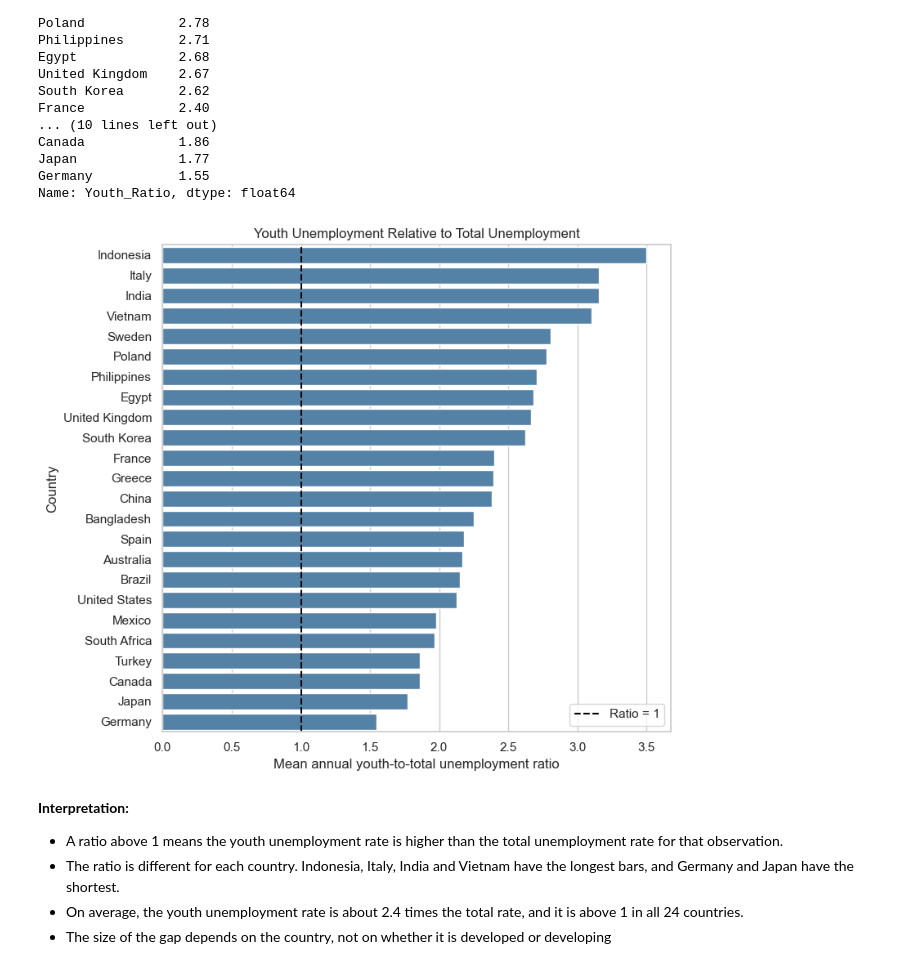
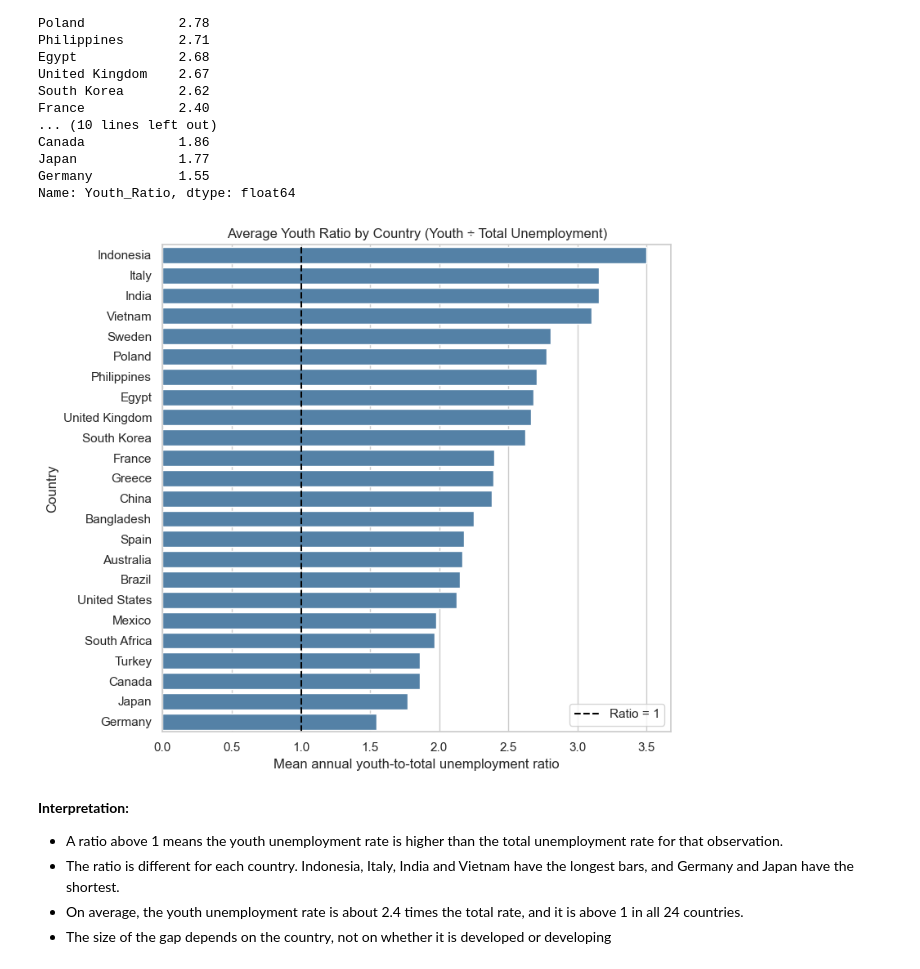
Before and after one commit to ItishreeSahu6372/global-unemployment-economic-trend-analysis, a Jupyter notebook: Global Unemployment and Economic Trend Analysis/Notebook/Global_Unemployment_and_Economic_Analysis (1).ipynb, the cells around one changed output. Saved outputs shown, nothing was run; the diff lists cells and outputs as text; code cells hidden in the pictures.

```diff
--- a/Global Unemployment and Economic Trend Analysis/Notebook/Global_Unemployment_and_Economic_Analysis (1).ipynb
+++ b/Global Unemployment and Economic Trend Analysis/Notebook/Global_Unemployment_and_Economic_Analysis (1).ipynb
@@ -38,7 +38,7 @@ sns.set_theme(style="whitegrid")
 5. Saved the cleaned dataset.
 # %%
 # 1. Load the data
-df = pd.read_excel("P_Data_Extract_From_World_Development_Indicators (1).xlsx", na_values="..")
+df = pd.read_excel(r"..\data\Raw Data.xlsx", na_values="..")
 df.head()
 # %% [output]
 |  | Time | Time Code | Country Name | Country Code | GDP growth (annual %) [NY.GDP.MKT... | Unemployment, total (% of total l... | ... |
@@ -290,17 +297,19 @@ Japan             1.77
 Germany           1.55
 Name: Youth_Ratio, dtype: float64
 # %%
+
+# Bar chart: average youth ratio by country
 plt.figure(figsize=(8, 7))
 sns.barplot(x=ratio.values, y=ratio.index, color="steelblue")
 plt.axvline(1, color="black", linestyle="--", label="Ratio = 1")
 plt.xlabel("Mean annual youth-to-total unemployment ratio")
 plt.ylabel("Country")
-plt.title("Youth Unemployment Relative to Total Unemployment")
+plt.title("Average Youth Ratio by Country (Youth ÷ Total Unemployment)")
 plt.legend()
 plt.tight_layout()
 plt.show()
 # %% [output]
-[figure, old version]
+[figure, new version]
 # %% [markdown]
 **Interpretation:**
 *  A ratio above 1 means the youth unemployment rate is higher than the total unemployment rate for that observation.
```
Also changed, not shown: parts of 11 cells of this notebook, 1 other file.
